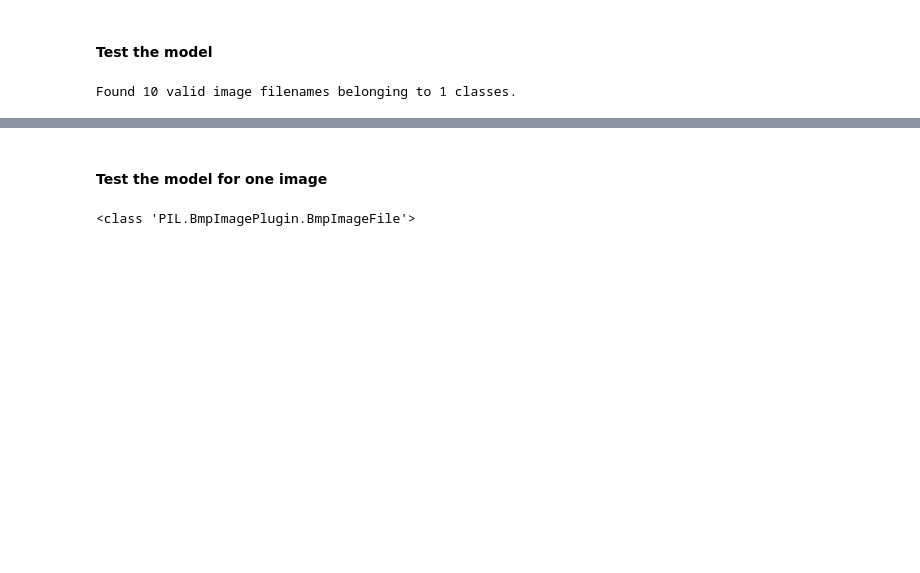
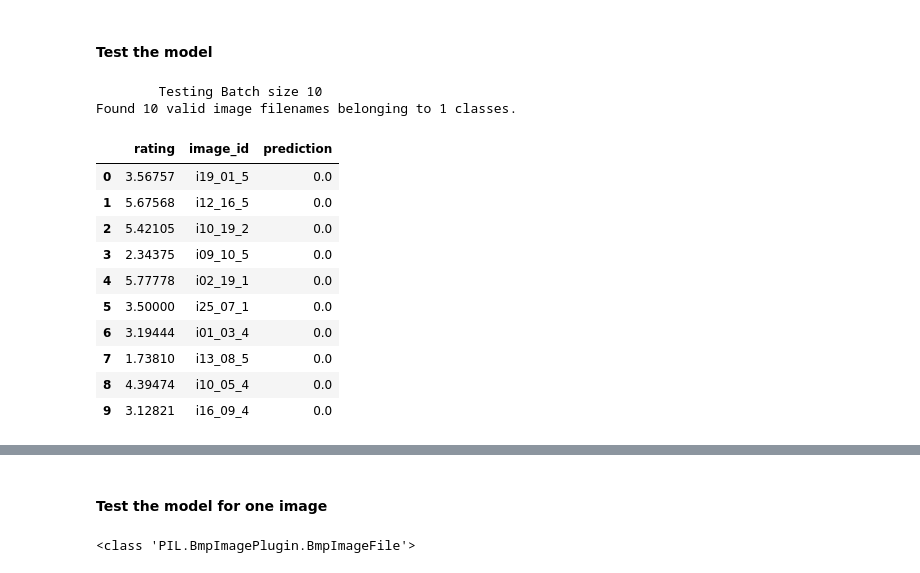
Before and after one commit to maindolaamit/nima, a Jupyter notebook: notebooks/tid_train_model.ipynb, the cells around one changed output, grey strips where cells are left out. Saved outputs shown, nothing was run; the diff lists cells and outputs as text; code cells hidden in the pictures; blank space fills up the shorter version.

```diff
--- a/notebooks/tid_train_model.ipynb
+++ b/notebooks/tid_train_model.ipynb
@@ -160,13 +163,30 @@ Training Time (HH:MM:SS) : 00:06:03
 # %% [markdown]
 #### Test the model
 # %%
+from nima.model.data_generator import TestDataGenerator
+
 print_msg(f'Testing Batch size {test_batch_size}', 1)
-test_generator = NimaDataGenerator(df_test, tid_images_dir, x_col, y_col=None,
+# Get the generator
+test_generator = TestDataGenerator(df_test, tid_images_dir, x_col=x_col, y_col=None,
                                    img_format=img_format, num_classes=1,
                                    preprocess_input=nima_technical_cnn.preprocessing_function(),
-                                   is_train=False, batch_size=test_batch_size)
+                                   batch_size=test_batch_size, input_size=INPUT_SHAPE)
 
 test_steps = np.ceil(len(test_generator) / test_batch_size)
 predictions = nima_technical_cnn.model.predict(test_generator, steps=test_steps)
+df_test['prediction'] = predictions
+df_test
 # %% [output]
+        Testing Batch size 10
 Found 10 valid image filenames belonging to 1 classes.
+|  | rating | image_id | prediction |
+| 0 | 3.56757 | i19_01_5 | 0.0 |
+| 1 | 5.67568 | i12_16_5 | 0.0 |
+| 2 | 5.42105 | i10_19_2 | 0.0 |
+| 3 | 2.34375 | i09_10_5 | 0.0 |
+| 4 | 5.77778 | i02_19_1 | 0.0 |
+| 5 | 3.50000 | i25_07_1 | 0.0 |
+| 6 | 3.19444 | i01_03_4 | 0.0 |
+| 7 | 1.73810 | i13_08_5 | 0.0 |
+| 8 | 4.39474 | i10_05_4 | 0.0 |
+| 9 | 3.12821 | i16_09_4 | 0.0 |
```
Also changed, not shown: parts of 10 cells of this notebook, 10 other files.
